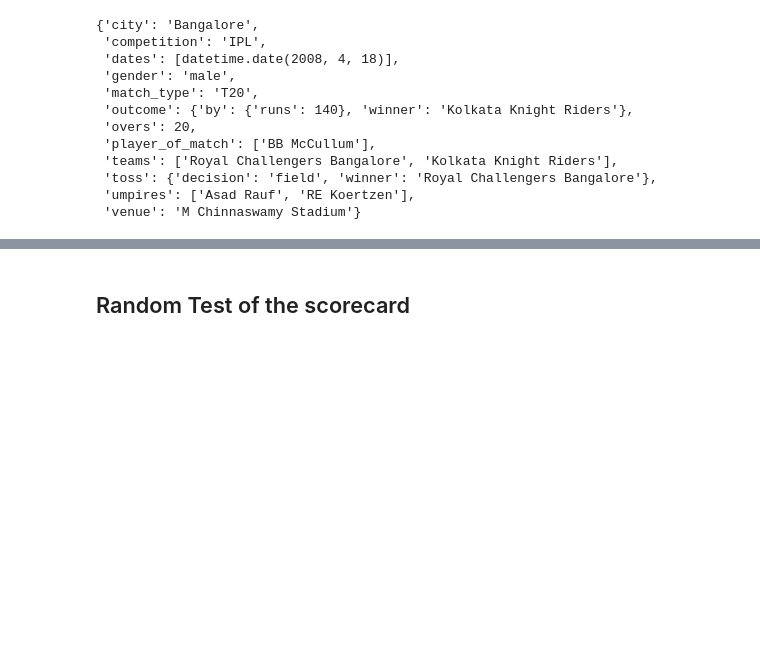
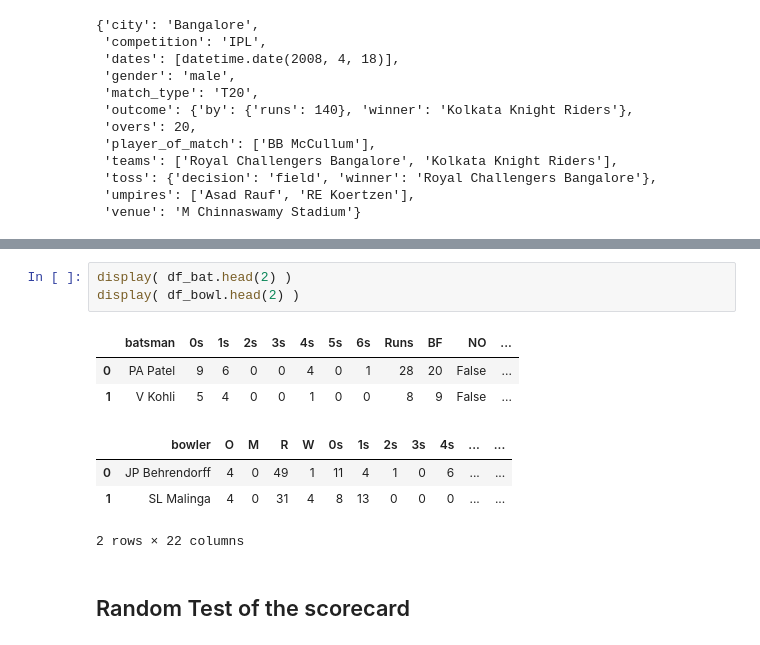
Before and after one commit to khanalg44/cricket_data, a Jupyter notebook: 03_ipl_consistency/01_print_scorecard.ipynb, the cells around one changed output, grey strips where cells are left out. Cells and saved outputs as stored; diff of their text form; blank space fills up the shorter version.

```diff
--- a/03_ipl_consistency/01_print_scorecard.ipynb
+++ b/03_ipl_consistency/01_print_scorecard.ipynb
@@ -204,3 +237,14 @@ Player of the Match      R Vinay Kumar
+# %%
+display( df_bat.head(2) )
+display( df_bowl.head(2) )
+# %% [output]
+|  | batsman | 0s | 1s | 2s | 3s | 4s | 5s | 6s | Runs | BF | NO | ... |
+| 0 | PA Patel | 9 | 6 | 0 | 0 | 4 | 0 | 1 | 28 | 20 | False | ... |
+| 1 | V Kohli | 5 | 4 | 0 | 0 | 1 | 0 | 0 | 8 | 9 | False | ... |
+|  | bowler | O | M | R | W | 0s | 1s | 2s | 3s | 4s | ... | ... |
+| 0 | JP Behrendorff | 4 | 0 | 49 | 1 | 11 | 4 | 1 | 0 | 6 | ... | ... |
+| 1 | SL Malinga | 4 | 0 | 31 | 4 | 8 | 13 | 0 | 0 | 0 | ... | ... |
+2 rows × 22 columns
 # %% [markdown]
 ## Random Test of the scorecard
 # %%
```
Also changed, not shown: parts of 8 cells of this notebook.
